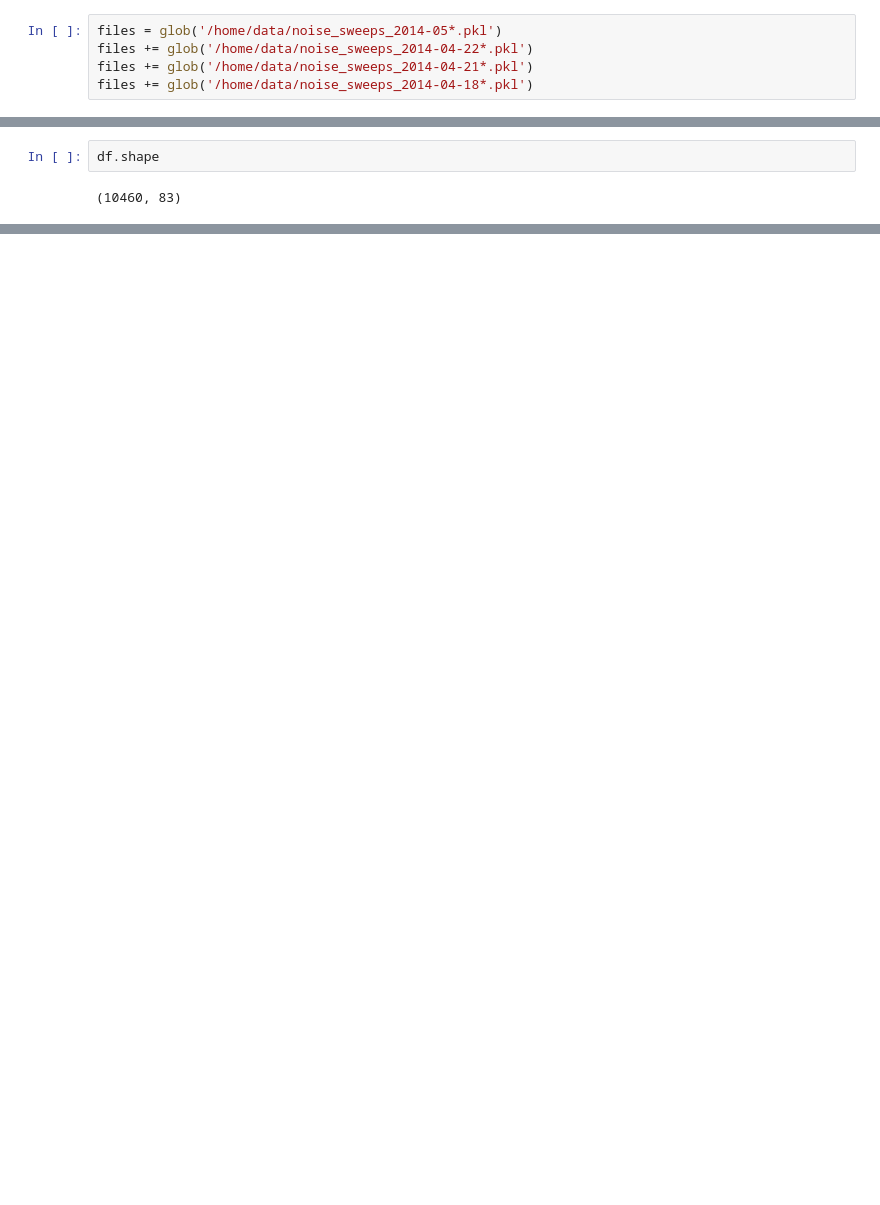
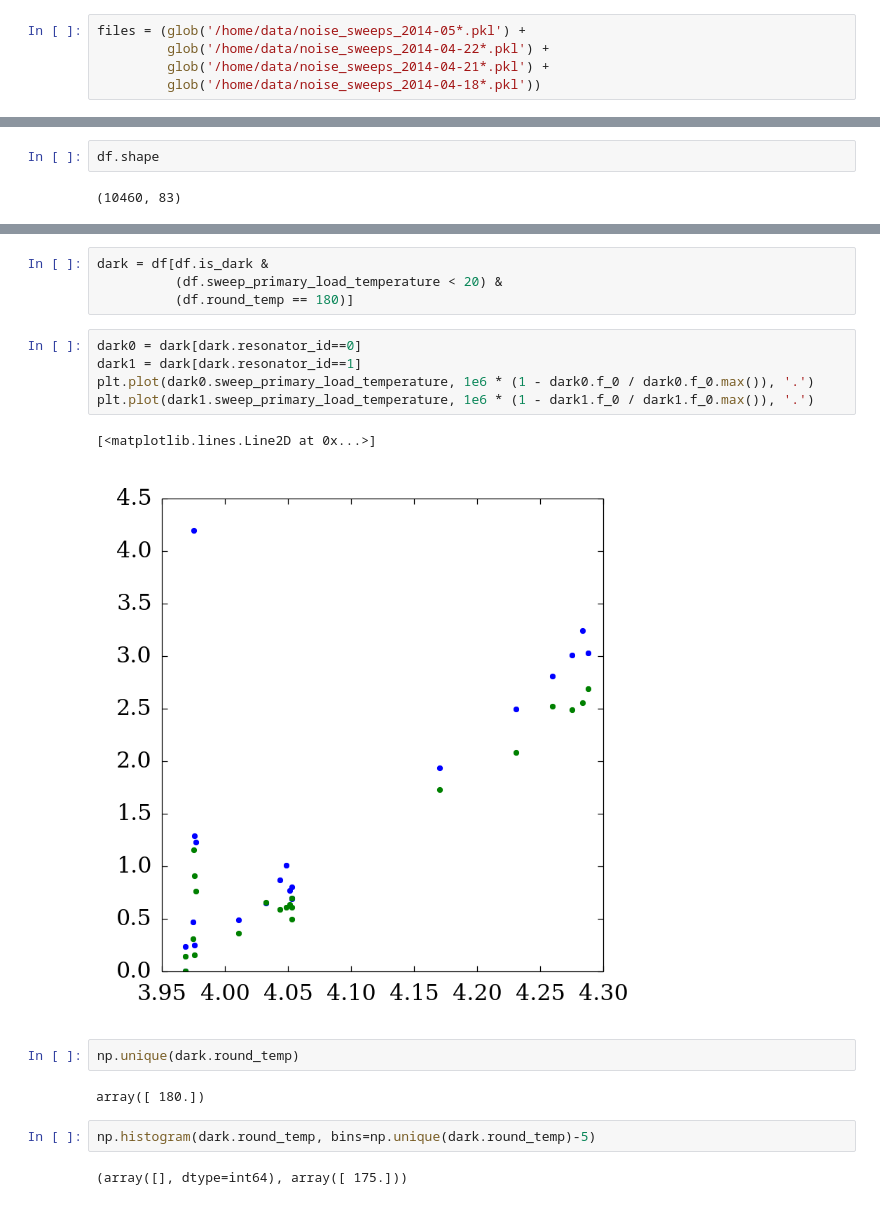
Before and after one commit to danielflanigan/ColumbiaCMB-notebooks, a Jupyter notebook: mkid/2014-11-06_data_analysis_meeting.ipynb, the cells around one changed output, grey strips where cells are left out. Cells and saved outputs as stored; diff of their text form; blank space fills up the shorter version.

```diff
--- a/mkid/2014-11-06_data_analysis_meeting.ipynb
+++ b/mkid/2014-11-06_data_analysis_meeting.ipynb
@@ -14,6 +15,6 @@ or matplotlib.backends is imported for the first time.
 # %%
-files = glob('/home/data/noise_sweeps_2014-05*.pkl')
-files += glob('/home/data/noise_sweeps_2014-04-22*.pkl')
-files += glob('/home/data/noise_sweeps_2014-04-21*.pkl')
-files += glob('/home/data/noise_sweeps_2014-04-18*.pkl')
+files = (glob('/home/data/noise_sweeps_2014-05*.pkl') +
+         glob('/home/data/noise_sweeps_2014-04-22*.pkl') +
+         glob('/home/data/noise_sweeps_2014-04-21*.pkl') +
+         glob('/home/data/noise_sweeps_2014-04-18*.pkl'))
 # %%
@@ -38,0 +59,20 @@ Plot noise spectra: iterate over df.pca_eigvals [row 0 is amplitude, 1 is phase]
+# %%
+dark = df[df.is_dark &
+          (df.sweep_primary_load_temperature < 20) &
+          (df.round_temp == 180)]
+# %%
+dark0 = dark[dark.resonator_id==0]
+dark1 = dark[dark.resonator_id==1]
+plt.plot(dark0.sweep_primary_load_temperature, 1e6 * (1 - dark0.f_0 / dark0.f_0.max()), '.')
+plt.plot(dark1.sweep_primary_load_temperature, 1e6 * (1 - dark1.f_0 / dark1.f_0.max()), '.')
+# %% [output]
+[<matplotlib.lines.Line2D at 0x...>]
+[figure, added]
+# %%
+np.unique(dark.round_temp)
+# %% [output]
+array([ 180.])
+# %%
+np.histogram(dark.round_temp, bins=np.unique(dark.round_temp)-5)
+# %% [output]
+(array([], dtype=int64), array([ 175.]))
```
Also changed, not shown: parts of 13 cells of this notebook.
